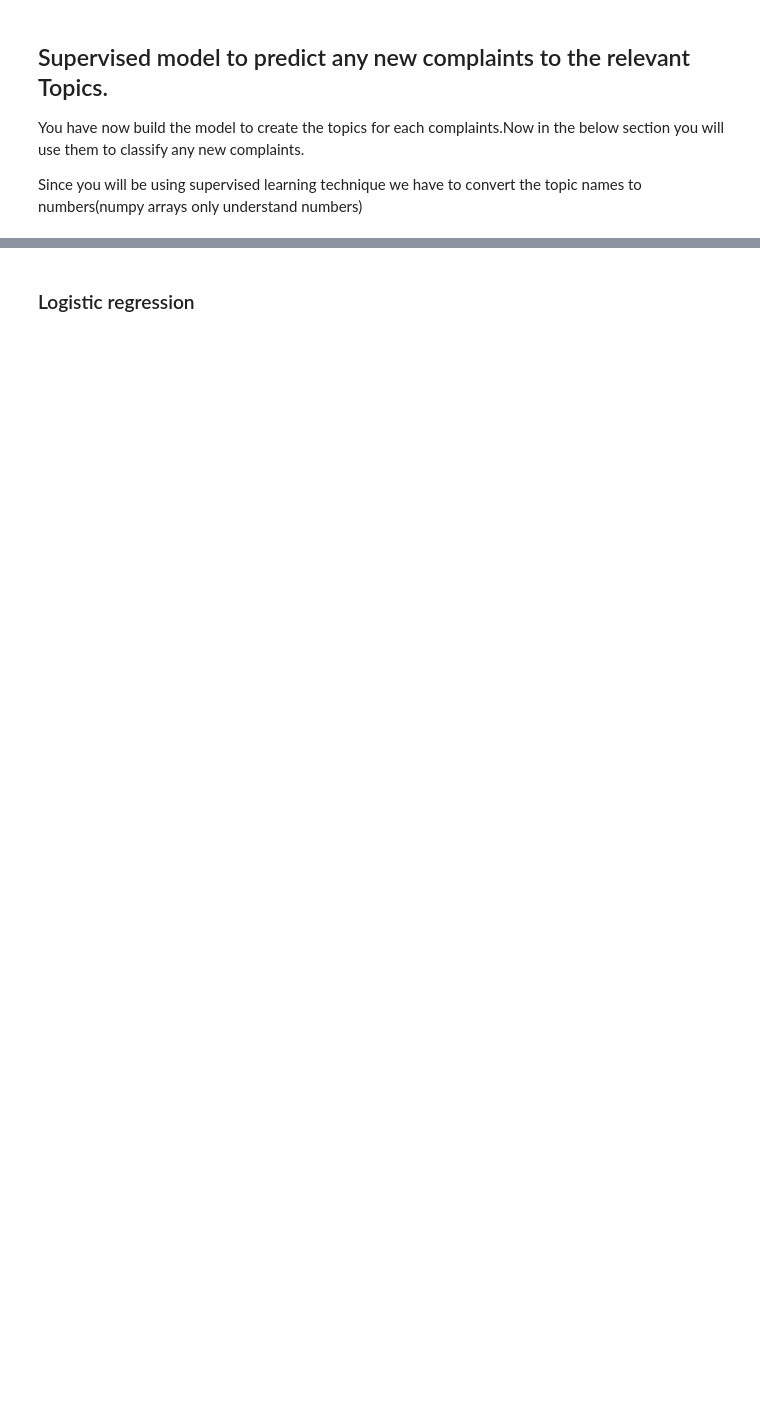
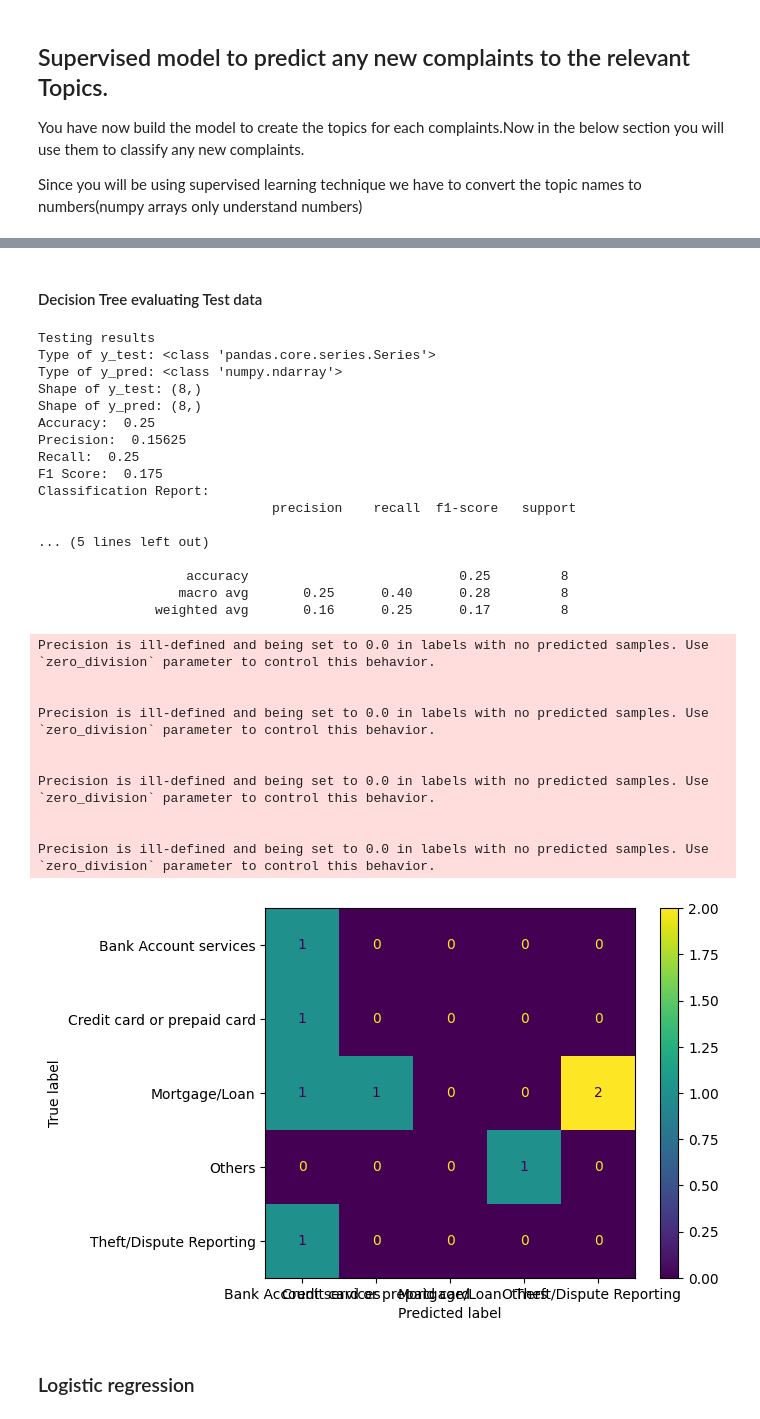
Before and after one commit to mayur200/automatic-ticket-classification-nlp, a Jupyter notebook: Automatic_Ticket_Classification_Assignment.ipynb, the cells around one changed output, grey strips where cells are left out. Saved outputs shown, nothing was run; the diff lists cells and outputs as text; code cells hidden in the pictures; blank space fills up the shorter version.

```diff
--- a/Automatic_Ticket_Classification_Assignment.ipynb
+++ b/Automatic_Ticket_Classification_Assignment.ipynb
@@ -888,2 +878,39 @@ Precision and F-score are ill-defined and being set to 0.0 in labels with no pre
+# %% [markdown]
+#### Decision Tree evaluating Test data
+# %%
+# compute predictions on test set
+y_test_preds = best_model.predict(X_test)
+
+# evaluate on test set using eval_model
+eval_model(y_test, y_test_preds, eval_type='Testing')
+# %% [output]
+Testing results
+Type of y_test: <class 'pandas.core.series.Series'>
+Type of y_pred: <class 'numpy.ndarray'>
+Shape of y_test: (8,)
+Shape of y_pred: (8,)
+Accuracy:  0.25
+Precision:  0.15625
+Recall:  0.25
+F1 Score:  0.175
+Classification Report:
+                              precision    recall  f1-score   support
+
+... (5 lines left out)
+
+                   accuracy                           0.25         8
+                  macro avg       0.25      0.40      0.28         8
+               weighted avg       0.16      0.25      0.17         8
+Precision is ill-defined and being set to 0.0 in labels with no predicted samples. Use `zero_division` parameter to control this behavior.
+
+
+Precision is ill-defined and being set to 0.0 in labels with no predicted samples. Use `zero_division` parameter to control this behavior.
+
+
+Precision is ill-defined and being set to 0.0 in labels with no predicted samples. Use `zero_division` parameter to control this behavior.
+
+
+Precision is ill-defined and being set to 0.0 in labels with no predicted samples. Use `zero_division` parameter to control this behavior.
+[figure, added]
 # %% [markdown]
 ### Logistic regression
```
Also changed, not shown: parts of 64 cells of this notebook.
